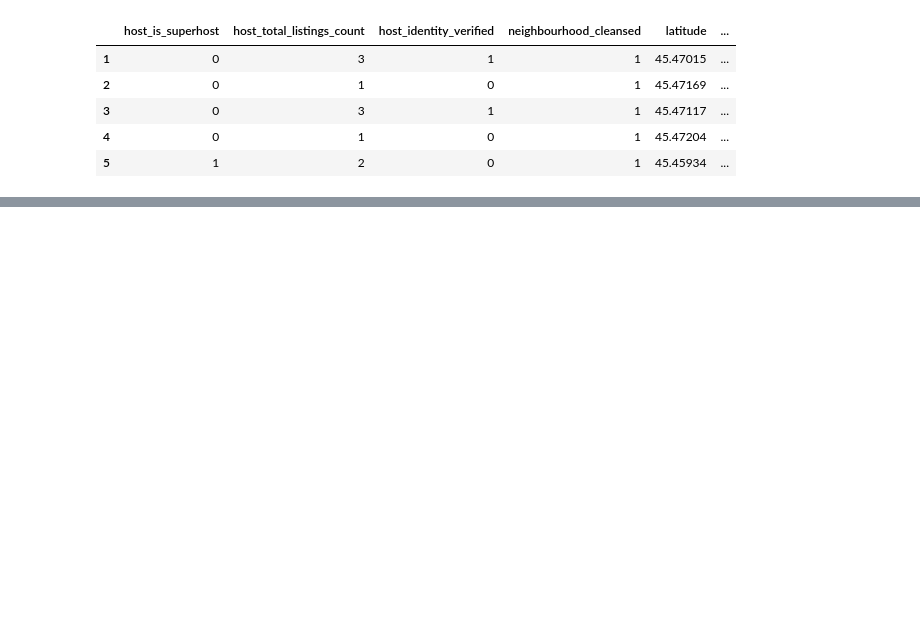
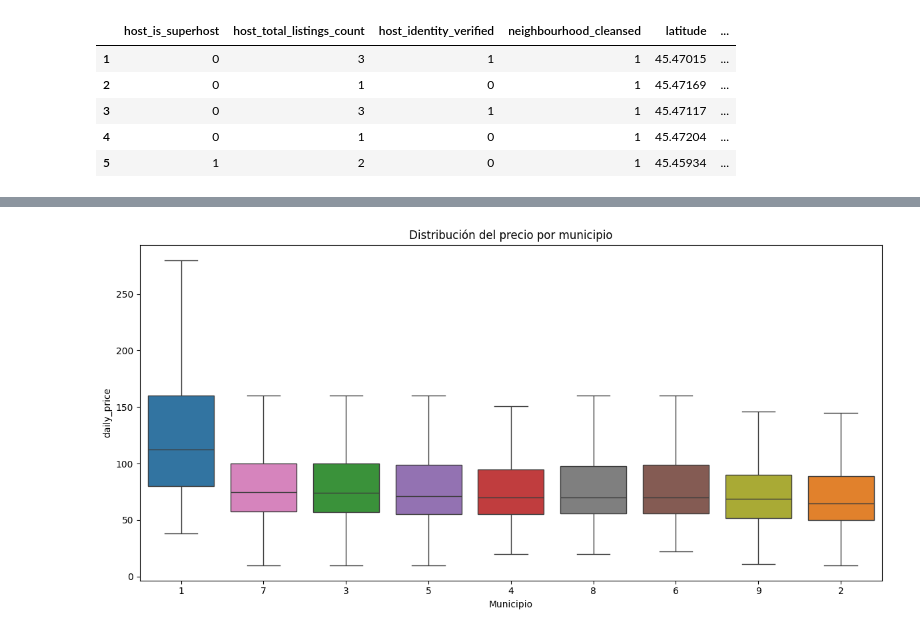
Before and after one commit to santidrelew/tp-mpg, a Jupyter notebook: notebooks/01_EDA.ipynb, the cells around one changed output, grey strips where cells are left out. Cells and saved outputs as stored; diff of their text form; code cells hidden in the pictures; blank space fills up the shorter version.

```diff
--- a/notebooks/01_EDA.ipynb
+++ b/notebooks/01_EDA.ipynb
@@ -241,8 +243,6 @@ df_raw = df_raw.drop(columns=[
 # %% [markdown]
 Solo vamos a analizar variables cuantitativas continuas/discretas. Vamos a excluir del analisis coordenadas fijas de la propiedad, columnas relacionadas a reviews (ya que se encuentran siempre dentro de un rango fijo) y columnas de disponibilidad diaria (tambien tienen un rango acotado).
 # %%
-df_raw = df_raw.drop(columns=['id', 'host_id', 'zipcode'])
-
 cols_excluir = ["latitude", "longitude", "log_daily_price", "host_response_rate", "review_scores_location",
                 "review_scores_checkin", "review_scores_communication", "review_scores_accuracy",
                 "review_scores_cleanliness", "review_scores_value", "review_scores_rating",
@@ -334,0 +375,2 @@ Todas las 12 variables analizadas presentan outliers analiticos o graficos, salv
+# %%
+df_raw = df_raw.drop([14, 7882])
@@ -335,3 +409,5 @@ Todas las 12 variables analizadas presentan outliers analiticos o graficos, salv
+# %%
+df_raw = df_raw[df_raw['guests_included'] <= df_raw['accommodates']]
 # %% [markdown]
 ### MATRIZ DE CORRELACION
 # %%
@@ -745,2 +584,0 @@ display(
-# %%
-df = df_bathrooms_cleaned.copy()
@@ -844,32 +667,34 @@ plt.show()
 # %%
 # Preparación
 data = df[
-    ["latitude", "longitude", "neighbourhood_cleansed", "log_daily_price"]
+    ["latitude", "longitude", "neighbourhood_cleansed", "daily_price"]
 ].dropna().copy()
 
-# Ordenar municipios según el log-precio mediano
+# Ordenar municipios según el precio mediano
 orden = (
-    data.groupby("neighbourhood_cleansed")["log_daily_price"]
+    data.groupby("neighbourhood_cleansed")["daily_price"]
     .median()
     .sort_values(ascending=False)
     .index
 )
 
 plt.figure(figsize=(12, 6))
 
 sns.boxplot(
     data=data,
     x="neighbourhood_cleansed",
-    y="log_daily_price",
+    y="daily_price",
     order=orden,
     hue="neighbourhood_cleansed",
     palette="tab10",
     showfliers=False,
     legend=False,
 )
 
-plt.title("Distribución del log-precio por municipio")
+plt.title("Distribución del precio por municipio")
 plt.xlabel("Municipio")
-plt.ylabel("log(daily_price)")
+plt.ylabel("daily_price")
 plt.tight_layout()
 plt.show()
+# %% [output]
+[figure, added]
```
Also changed, not shown: parts of 38 cells of this notebook.
